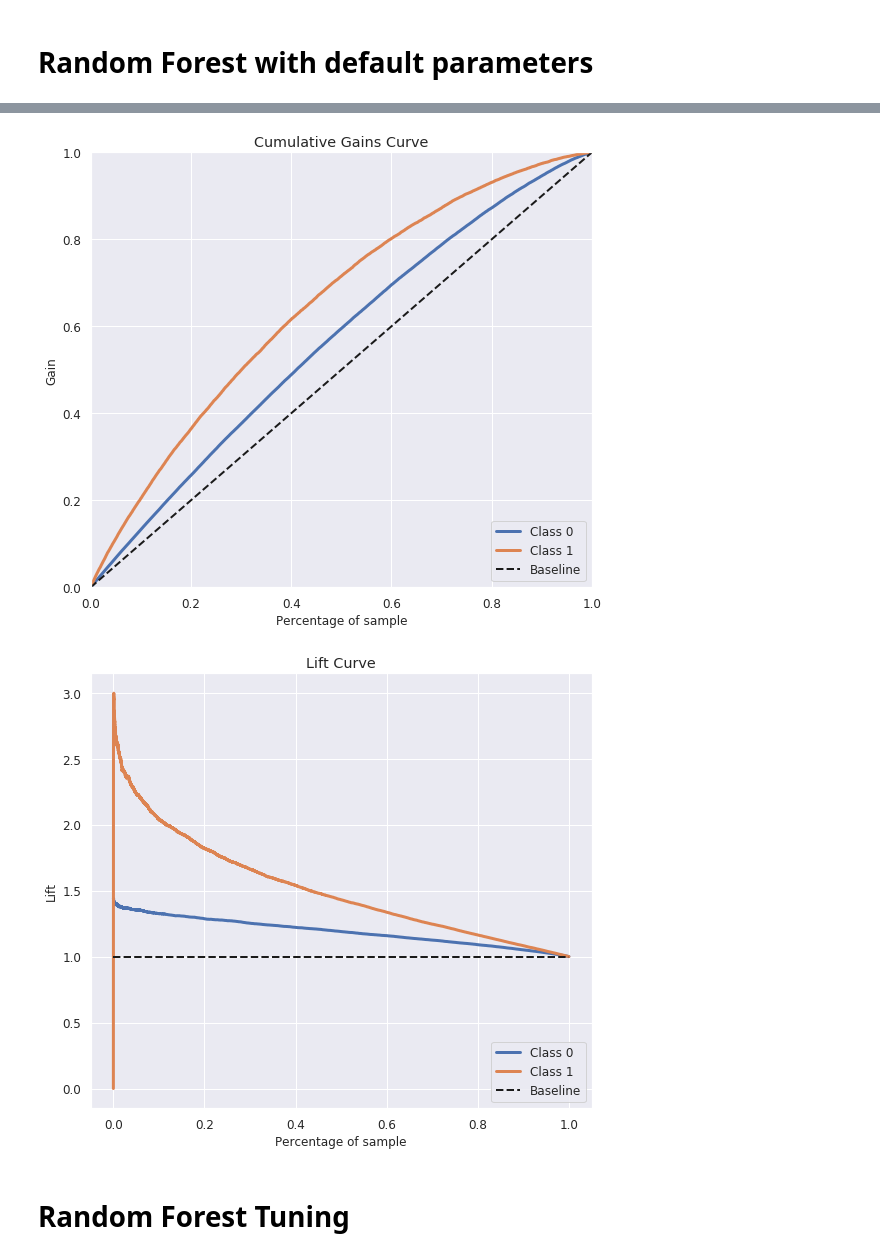
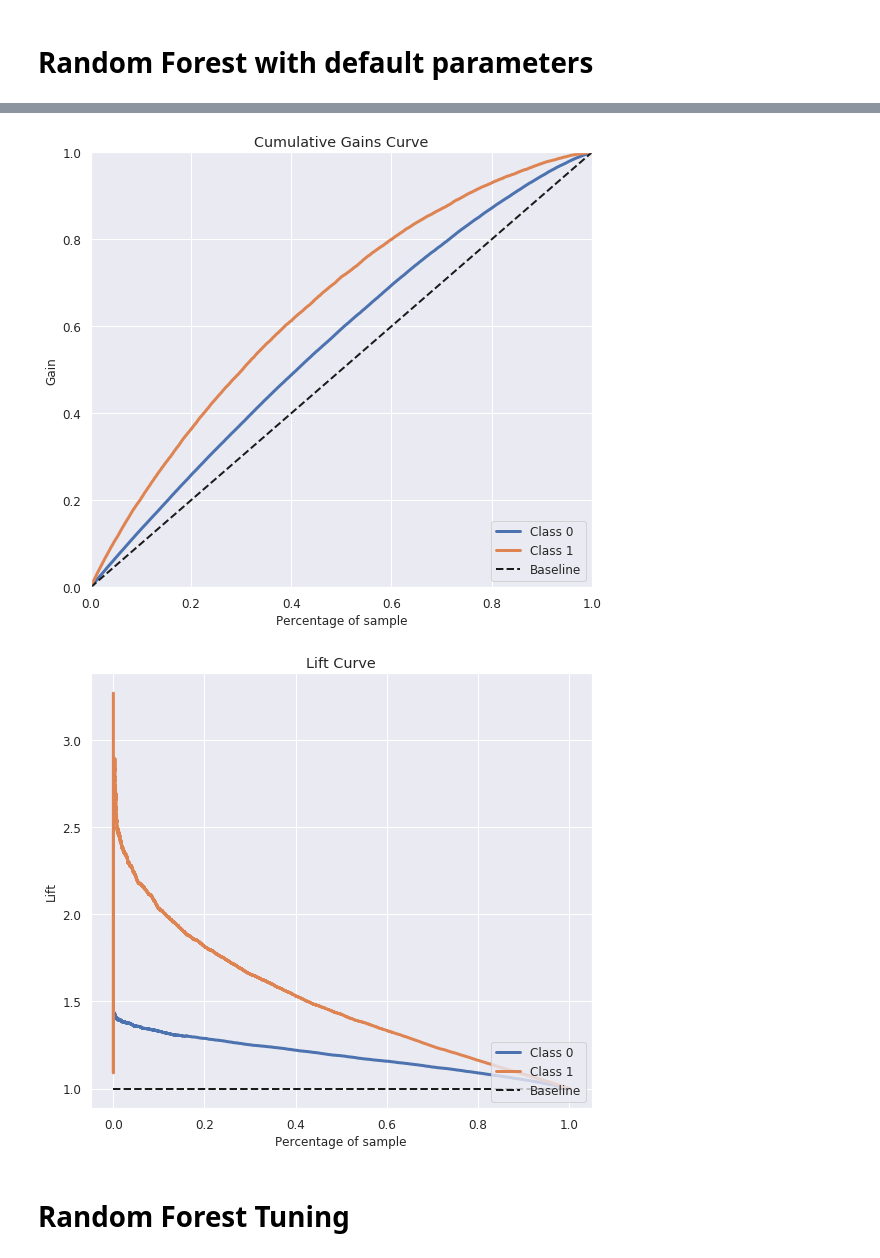
Before and after one commit to praxitelisk/CATegorical-Feature-Encoding-Challenge, a Jupyter notebook: CATegorical-feature-encoding-challenge-eda-ml.ipynb, the cells around one changed output, grey strips where cells are left out. Drawn from its saved outputs; the diff is of its cells as text; code cells hidden in the pictures.

```diff
--- a/CATegorical-feature-encoding-challenge-eda-ml.ipynb
+++ b/CATegorical-feature-encoding-challenge-eda-ml.ipynb
@@ -383,7 +383,7 @@ start_time = time.time()
 
 predictions_probas_list = np.zeros([len(yvalid), 2])
 predictions_test = np.zeros(len(test_df))
-num_of_folds = 4
+num_of_folds = 2
 num_fold = 0
     #feature_importance_df = pd.DataFrame()
 
@@ -601,7 +601,7 @@ start_time = time.time()
 
 predictions_probas_list = np.zeros([len(yvalid), 2])
 predictions_test_tuned = np.zeros(len(test_df))
-num_of_folds = 4
+num_of_folds = 2
 num_fold = 0
     #feature_importance_df = pd.DataFrame()
 
@@ -737,7 +737,7 @@ start_time = time.time()
 
 predictions_probas_list = np.zeros([len(yvalid), 2])
 predictions_test = np.zeros(len(test_df))
-num_of_folds = 4
+num_of_folds = 2
 num_fold = 0
     #feature_importance_df = pd.DataFrame()
 
@@ -838,5 +838,5 @@ elapsed time in seconds:  216.11065888404846
 [figure]
-[figure, old version]
+[figure, new version]
 # %% [markdown]
 # Random Forest Tuning
 # %%
```
Also changed, not shown: parts of 11 cells of this notebook.
